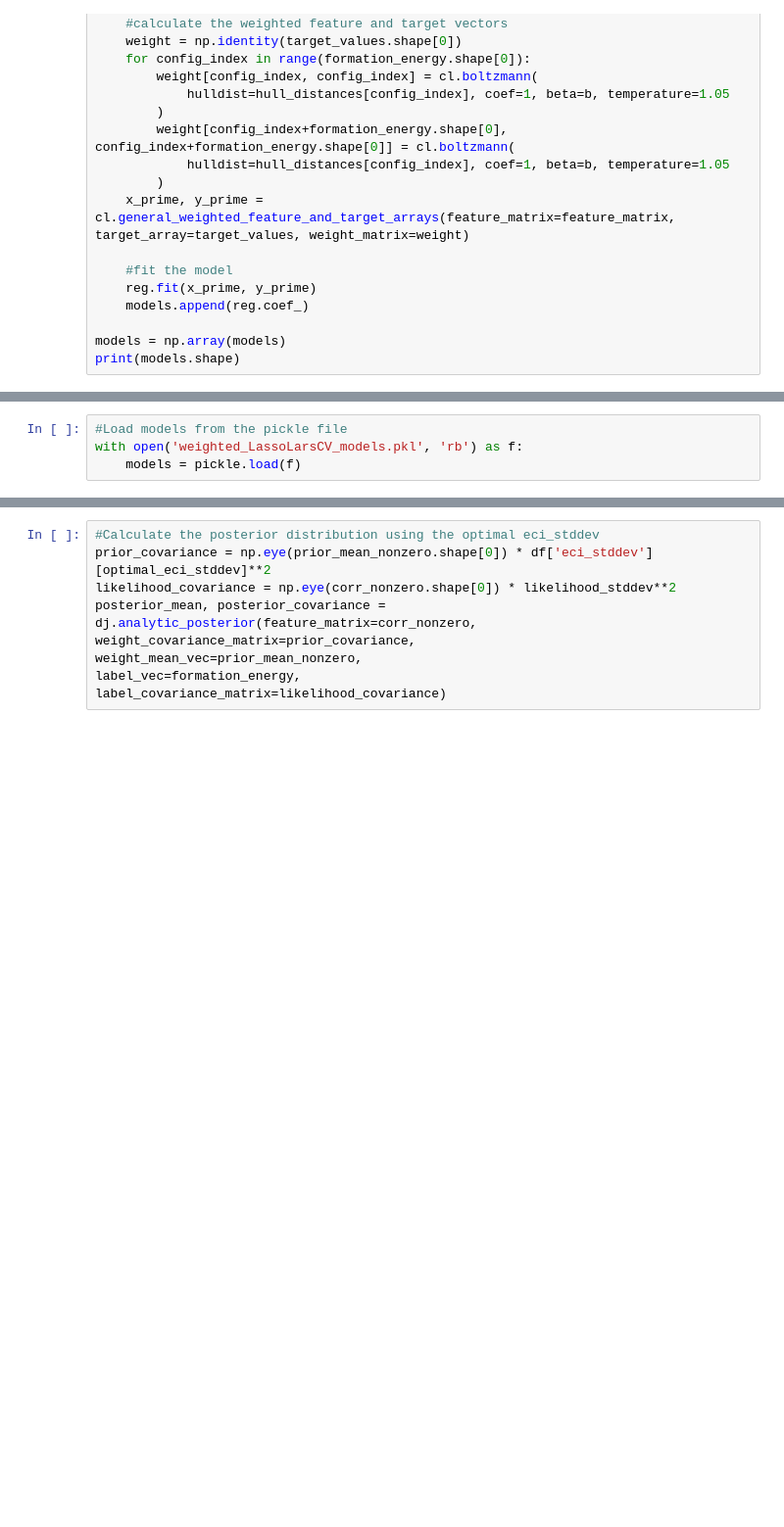
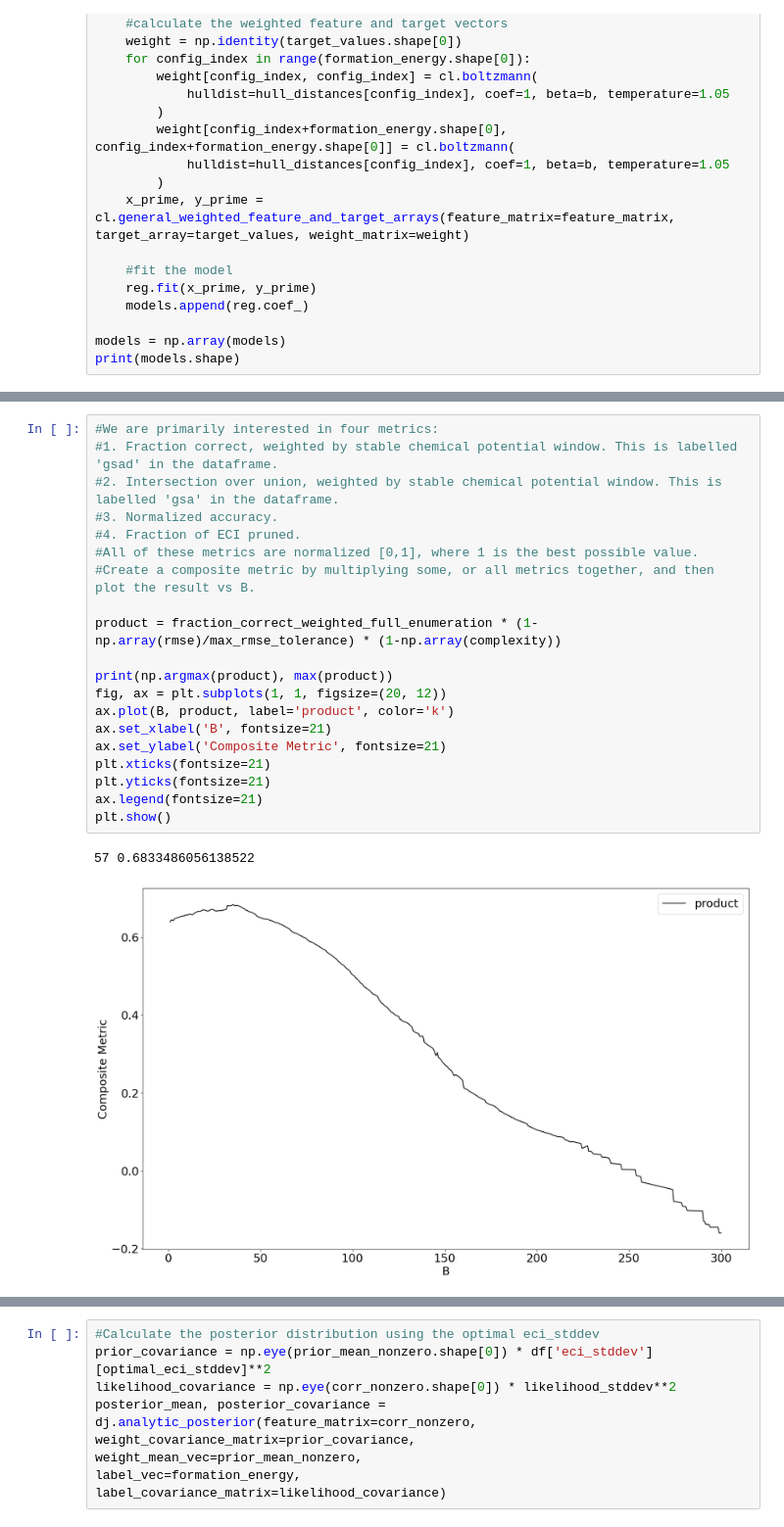
Before and after one commit to deober/djlib, a Jupyter notebook: examples/prior_with_ground_state_enforcement/choosing_optimal_prior.ipynb, the cells around one changed output, grey strips where cells are left out. Shown at 98% size. Saved outputs shown, nothing was run; the diff lists cells and outputs as text; blank space fills up the shorter version.

```diff
--- a/examples/prior_with_ground_state_enforcement/choosing_optimal_prior.ipynb
+++ b/examples/prior_with_ground_state_enforcement/choosing_optimal_prior.ipynb
@@ -130,4 +170,0 @@ with open('weighted_LassoLarsCV_models.pkl', 'wb') as f:
-# %%
-#Load models from the pickle file
-with open('weighted_LassoLarsCV_models.pkl', 'rb') as f:
-    models = pickle.load(f)
@@ -398,0 +272,23 @@ print(df['eci_stddev'][optimal_eci_stddev])
+# %%
+#We are primarily interested in four metrics:
+#1. Fraction correct, weighted by stable chemical potential window. This is labelled 'gsad' in the dataframe.
+#2. Intersection over union, weighted by stable chemical potential window. This is labelled 'gsa' in the dataframe.
+#3. Normalized accuracy.
+#4. Fraction of ECI pruned.
+#All of these metrics are normalized [0,1], where 1 is the best possible value.
+#Create a composite metric by multiplying some, or all metrics together, and then plot the result vs B.
+
+product = fraction_correct_weighted_full_enumeration * (1-np.array(rmse)/max_rmse_tolerance) * (1-np.array(complexity))
+
+print(np.argmax(product), max(product))
+fig, ax = plt.subplots(1, 1, figsize=(20, 12))
+ax.plot(B, product, label='product', color='k')
+ax.set_xlabel('B', fontsize=21)
+ax.set_ylabel('Composite Metric', fontsize=21)
+plt.xticks(fontsize=21)
+plt.yticks(fontsize=21)
+ax.legend(fontsize=21)
+plt.show()
+# %% [output]
+57 0.6833486056138522
+[figure, added]
```
Also changed, not shown: parts of 54 cells of this notebook, 6 other files.
